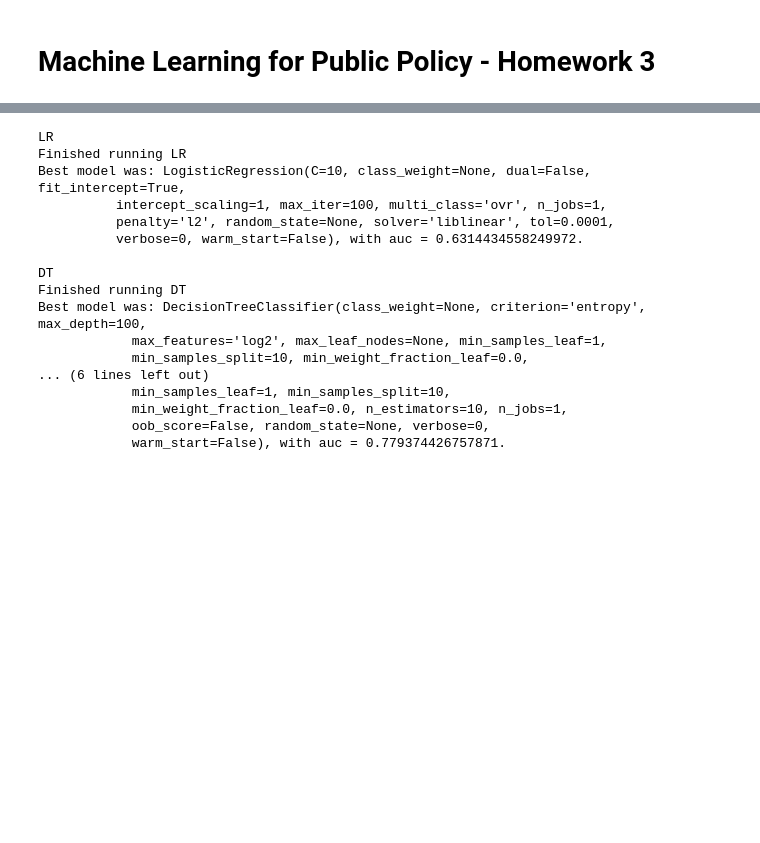
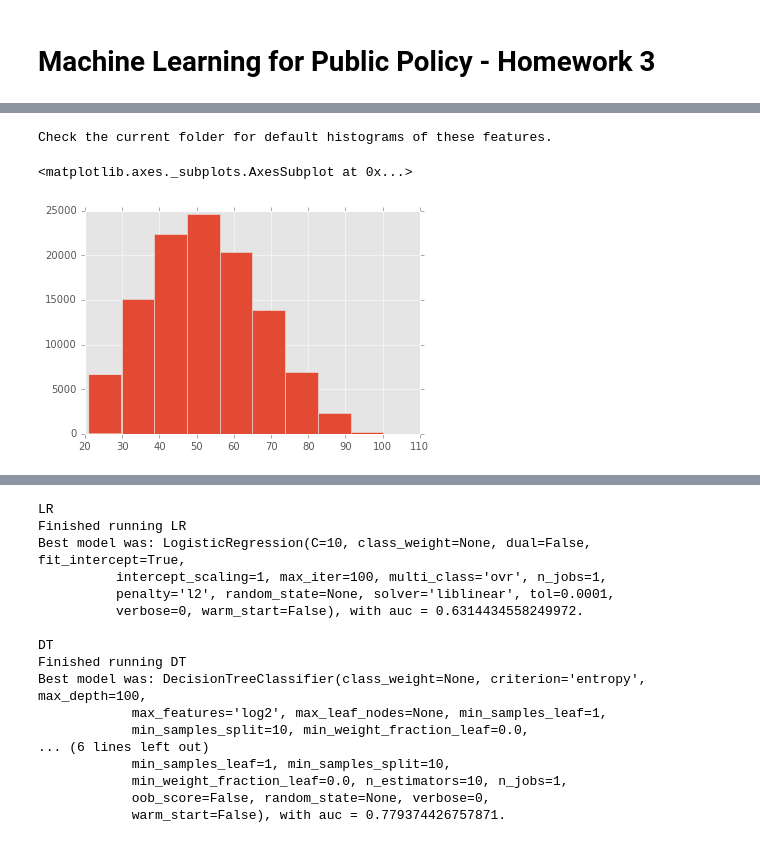
Before and after one commit to hectorsalvador/ML_for_Public_Policy, a Jupyter notebook: Homework 4/Untitled.ipynb, the cells around one changed output, grey strips where cells are left out. Cells and saved outputs as stored; diff of their text form; code cells hidden in the pictures; blank space fills up the shorter version.

```diff
--- a/Homework 4/Untitled.ipynb
+++ b/Homework 4/Untitled.ipynb
@@ -41,2 +97,10 @@ df = train
+# %%
+explore.plots(df)
+# %% [output]
+Check the current folder for default histograms of these features.
 # %%
 # dive deeper into histograms
+df.age.hist()
+# %% [output]
+<matplotlib.axes._subplots.AxesSubplot at 0x...>
+[figure, added]
```
Also changed, not shown: parts of 14 cells of this notebook, 13 other files.
